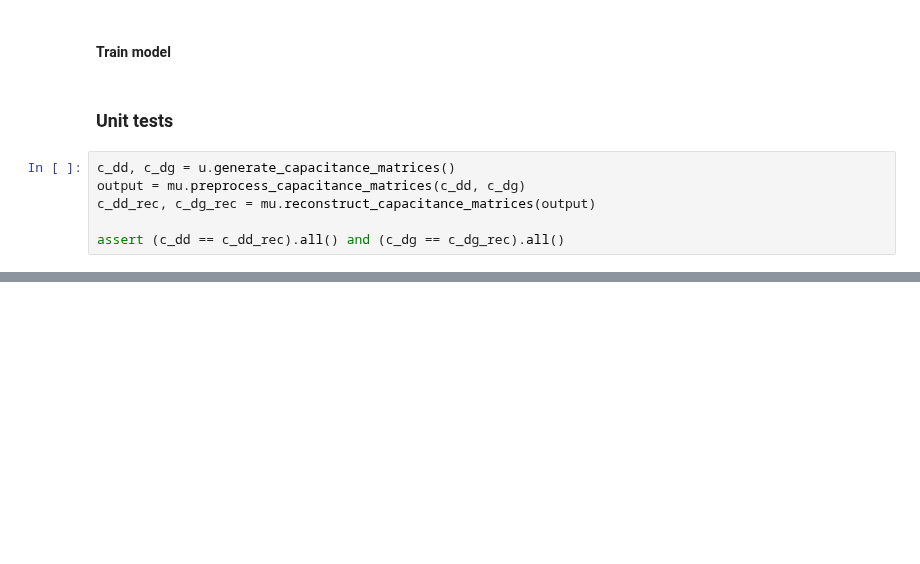
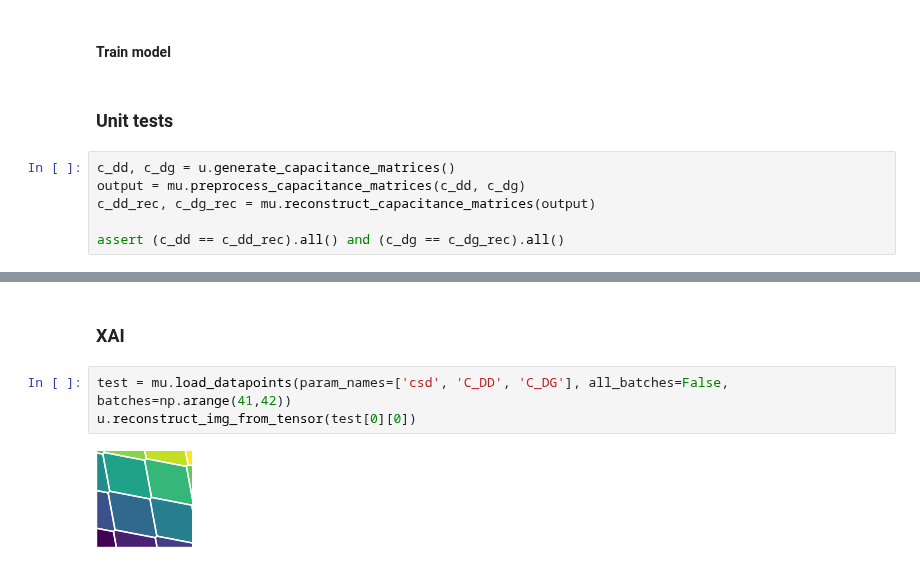
Before and after one commit to KREFT-QS-13/learning-QDs-parameters, a Jupyter notebook: example.ipynb, the cells around one changed output, grey strips where cells are left out. Cells and saved outputs as stored; diff of their text form; blank space fills up the shorter version.

```diff
--- a/example.ipynb
+++ b/example.ipynb
@@ -104,0 +130,7 @@ if c.K == 2:
+# %% [markdown]
+### XAI
+# %%
+test = mu.load_datapoints(param_names=['csd', 'C_DD', 'C_DG'], all_batches=False, batches=np.arange(41,42))
+u.reconstruct_img_from_tensor(test[0][0])
+# %% [output]
+[figure, added]
```
Also changed, not shown: parts of 24 cells of this notebook, 6 other files.
